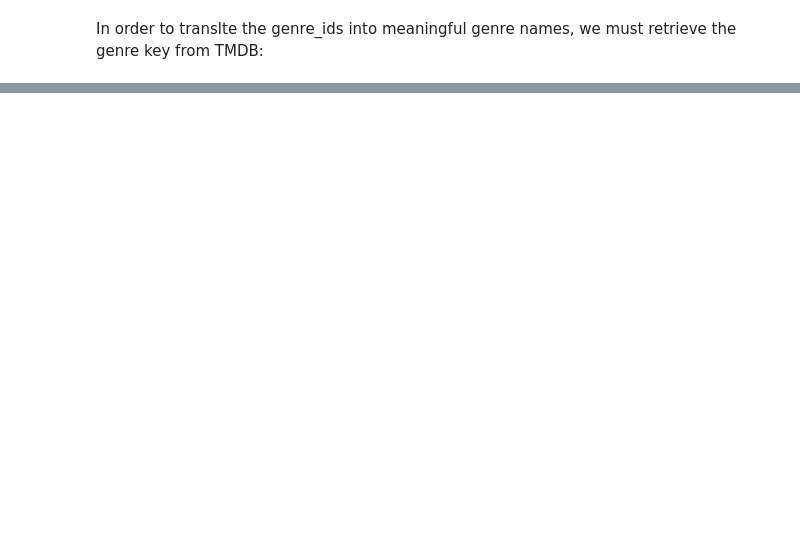
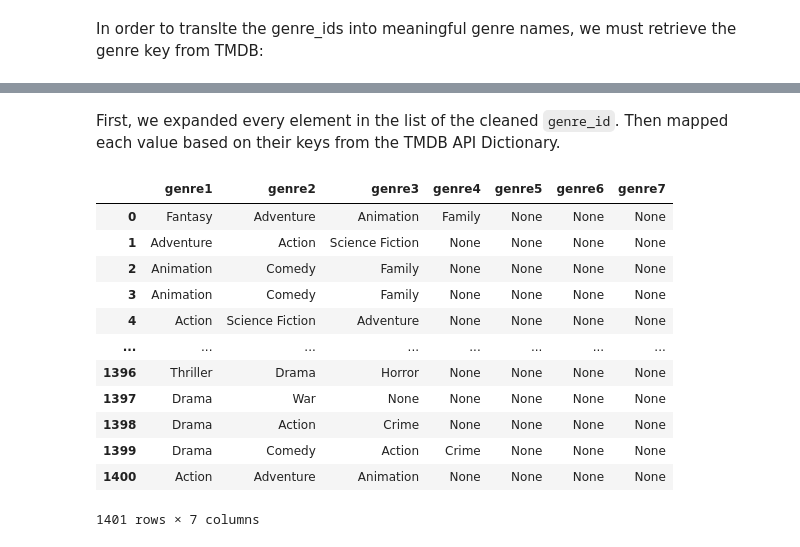
Before and after one commit to dt1086/Phase1_Project, a Jupyter notebook: Data Exploration.ipynb, the cells around one changed output, grey strips where cells are left out. Cells and saved outputs as stored; diff of their text form; code cells hidden in the pictures; blank space fills up the shorter version.

```diff
--- a/Data Exploration.ipynb
+++ b/Data Exploration.ipynb
@@ -172,3 +424,5 @@ df_combined
+# %% [markdown]
+First, we expanded every element in the list of the cleaned `genre_id`. Then mapped each value based on their keys from the TMDB API Dictionary.
 # %%
 def genreID_coverter(string):
     if string is not None and len(string) > 0:
@@ -247,0 +430,23 @@ df_tmdb_movies.merge(df_tn_movie_budgets, how='inner', left_on=['original_title'
+# %%
+df_tmdb_movies_genresplit = pd.DataFrame(tn_tmdb_merged_df['genre'].values.tolist())
+
+for i in range (6):
+    df_tmdb_movies_genresplit[i] = df_tmdb_movies_genresplit[i].apply(genreID_coverter)
+
+df_tmdb_movies_genresplit.columns = ['genre1', 'genre2','genre3','genre4','genre5','genre6', 'genre7']
+
+df_tmdb_movies_genresplit
+# %% [output]
+|  | genre1 | genre2 | genre3 | genre4 | genre5 | genre6 | genre7 |
+| 0 | Fantasy | Adventure | Animation | Family | None | None | None |
+| 1 | Adventure | Action | Science Fiction | None | None | None | None |
+| 2 | Animation | Comedy | Family | None | None | None | None |
+| 3 | Animation | Comedy | Family | None | None | None | None |
+| 4 | Action | Science Fiction | Adventure | None | None | None | None |
+| ... | ... | ... | ... | ... | ... | ... | ... |
+| 1396 | Thriller | Drama | Horror | None | None | None | None |
+| 1397 | Drama | War | None | None | None | None | None |
+| 1398 | Drama | Action | Crime | None | None | None | None |
+| 1399 | Drama | Comedy | Action | Crime | None | None | None |
+| 1400 | Action | Adventure | Animation | None | None | None | None |
+1401 rows × 7 columns
```
Also changed, not shown: parts of 54 cells of this notebook.
